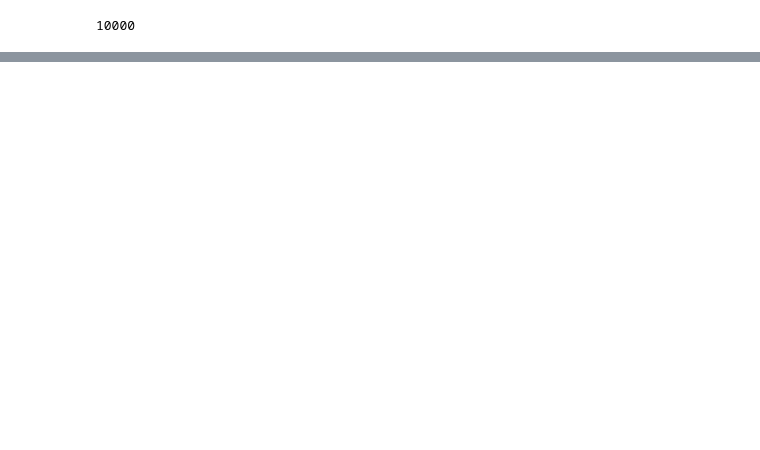
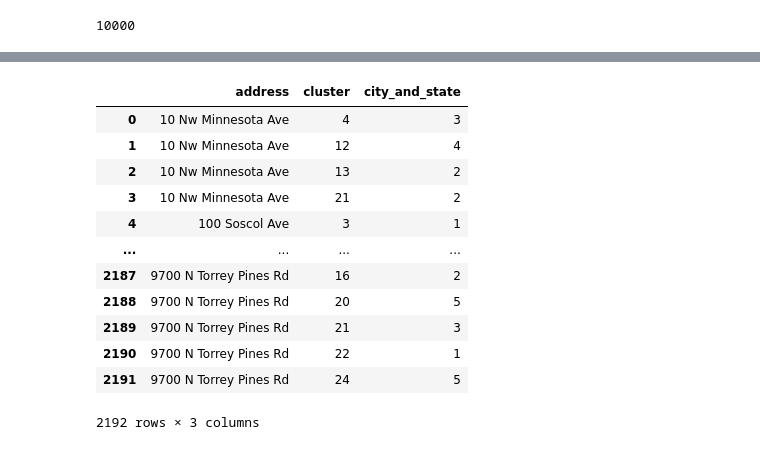
Before and after one commit to ShimsyV/Tripadvisor_review, a Jupyter notebook: Machine_learning_try1.ipynb, the cells around one changed output, grey strips where cells are left out. Drawn from its saved outputs; the diff is of its cells as text; code cells hidden in the pictures; blank space fills up the shorter version.

```diff
--- a/Machine_learning_try1.ipynb
+++ b/Machine_learning_try1.ipynb
@@ -187,0 +260,20 @@ plt.savefig("001.png")
+# %%
+df2 = cutoff[['cluster','address','city_and_state']].copy()
+df2 = df2.groupby(['address','cluster'])['city_and_state'].count()
+df2 = df2.reset_index()
+# %%
+df2
+# %% [output]
+|  | address | cluster | city_and_state |
+| 0 | 10 Nw Minnesota Ave | 4 | 3 |
+| 1 | 10 Nw Minnesota Ave | 12 | 4 |
+| 2 | 10 Nw Minnesota Ave | 13 | 2 |
+| 3 | 10 Nw Minnesota Ave | 21 | 2 |
+| 4 | 100 Soscol Ave | 3 | 1 |
+| ... | ... | ... | ... |
+| 2187 | 9700 N Torrey Pines Rd | 16 | 2 |
+| 2188 | 9700 N Torrey Pines Rd | 20 | 5 |
+| 2189 | 9700 N Torrey Pines Rd | 21 | 3 |
+| 2190 | 9700 N Torrey Pines Rd | 22 | 1 |
+| 2191 | 9700 N Torrey Pines Rd | 24 | 5 |
+2192 rows × 3 columns
```
Also changed, not shown: parts of 31 cells of this notebook, 7 other files.
